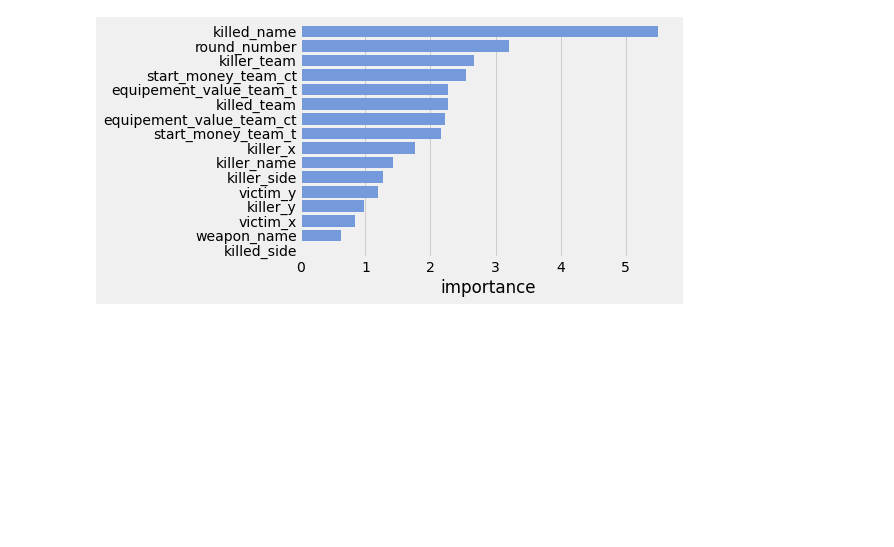
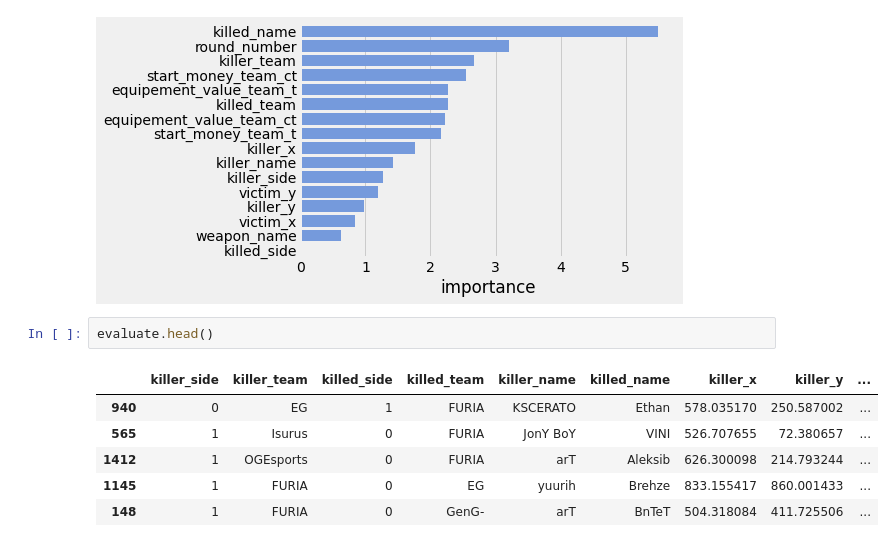
Before and after one commit to JohnGarrido/csgo_advanced_analytics, a Jupyter notebook: rounds_analysis.ipynb, the cells around one changed output. Drawn from its saved outputs; the diff is of its cells as text; blank space fills up the shorter version.

```diff
--- a/rounds_analysis.ipynb
+++ b/rounds_analysis.ipynb
@@ -273,3 +327,12 @@ sns.barplot(x=importances.importance, y=importances.index, data=importances, col
 # %% [output]
 <AxesSubplot:xlabel='importance'>
 [figure]
+# %%
+evaluate.head()
+# %% [output]
+|  | killer_side | killer_team | killed_side | killed_team | killer_name | killed_name | killer_x | killer_y | ... |
+| 940 | 0 | EG | 1 | FURIA | KSCERATO | Ethan | 578.035170 | 250.587002 | ... |
+| 565 | 1 | Isurus | 0 | FURIA | JonY BoY | VINI | 526.707655 | 72.380657 | ... |
+| 1412 | 1 | OGEsports | 0 | FURIA | arT | Aleksib | 626.300098 | 214.793244 | ... |
+| 1145 | 1 | FURIA | 0 | EG | yuurih | Brehze | 833.155417 | 860.001433 | ... |
+| 148 | 1 | FURIA | 0 | GenG- | arT | BnTeT | 504.318084 | 411.725506 | ... |
```
Also changed, not shown: parts of 8 cells of this notebook.
